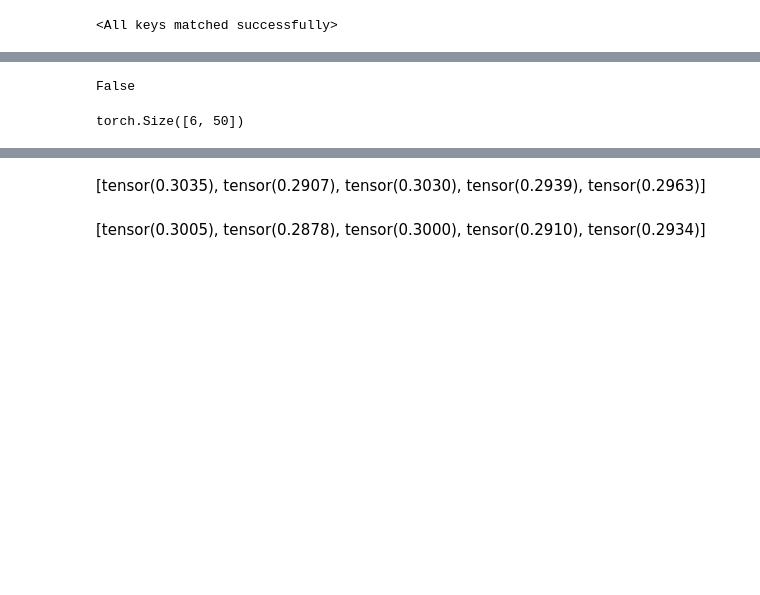
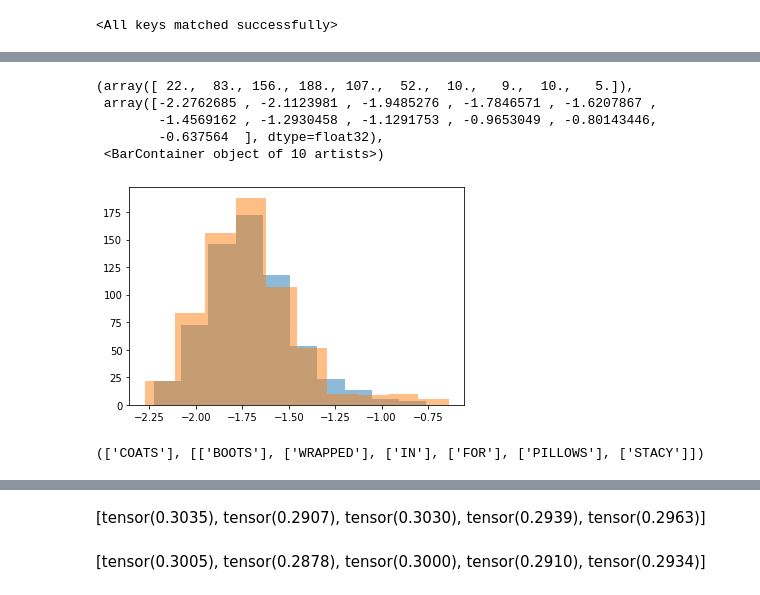
Before and after one commit to yjang43/Speech2Vec, a Jupyter notebook: analysis.ipynb, the cells around one changed output, grey strips where cells are left out. Saved outputs shown, nothing was run; the diff lists cells and outputs as text; code cells hidden in the pictures; blank space fills up the shorter version.

```diff
--- a/analysis.ipynb
+++ b/analysis.ipynb
@@ -135,4 +156,12 @@ tensor(0.3822)
 # %%
-word.is_cuda
+# plt.xlim(-10, 10)
+i = 49
+plt.hist(word[:, i].numpy(), alpha=0.5)
+plt.hist(word2[:, i].numpy(), alpha=0.5)
 # %% [output]
-False
+(array([ 22.,  83., 156., 188., 107.,  52.,  10.,   9.,  10.,   5.]),
+ array([-2.2762685 , -2.1123981 , -1.9485276 , -1.7846571 , -1.6207867 ,
+        -1.4569162 , -1.2930458 , -1.1291753 , -0.9653049 , -0.80143446,
+        -0.637564  ], dtype=float32),
+ <BarContainer object of 10 artists>)
+[figure, added]
@@ -141,4 +174,8 @@ False
 # %%
-girl.shape
+from torch.utils.data import DataLoader
+
+dataloader = DataLoader(dataset, batch_size=1, collate_fn=dataset.pad_collate, shuffle=True)
+src, tgt, w, ws = next(iter(dataloader))
+w, ws
 # %% [output]
-torch.Size([6, 50])
+(['COATS'], [['BOOTS'], ['WRAPPED'], ['IN'], ['FOR'], ['PILLOWS'], ['STACY']])
```
Also changed, not shown: parts of 15 cells of this notebook.
